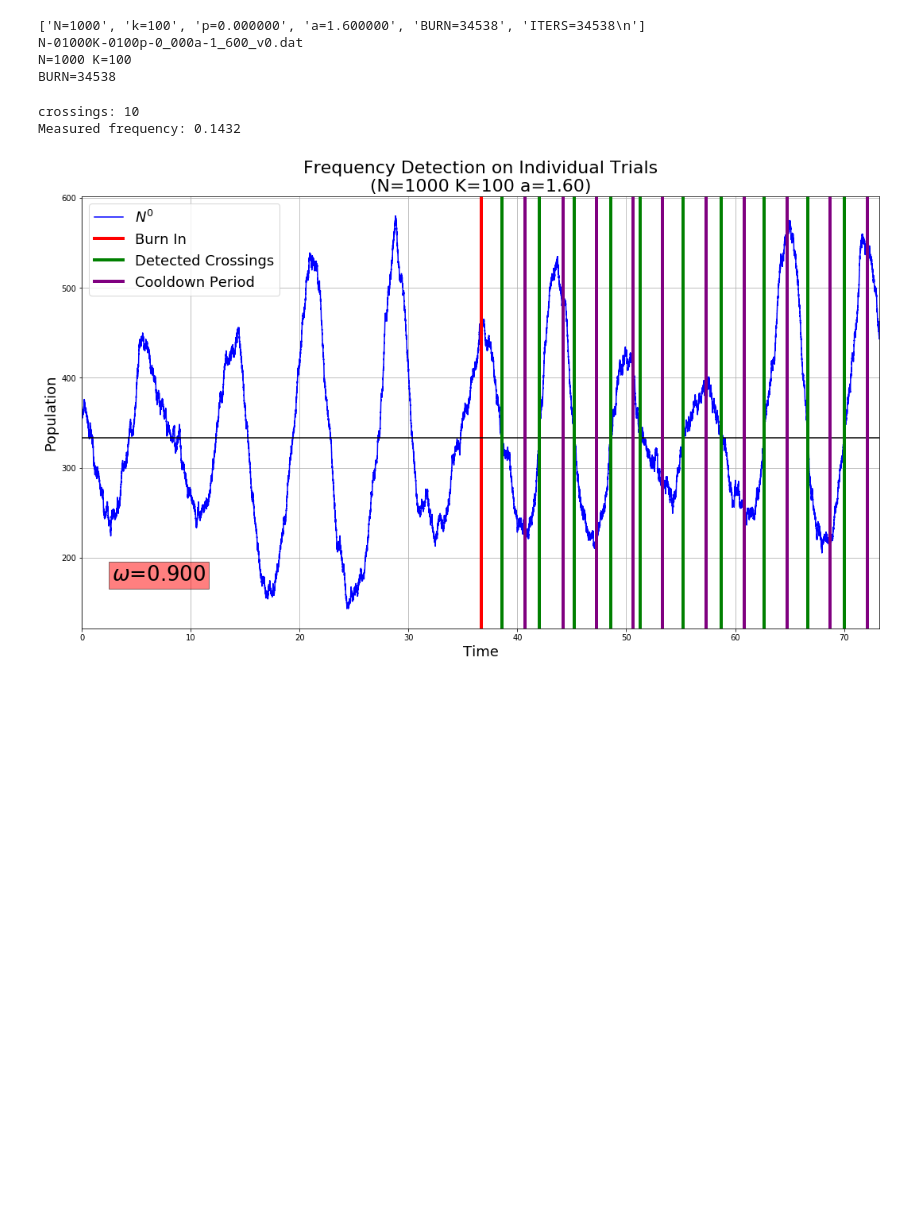
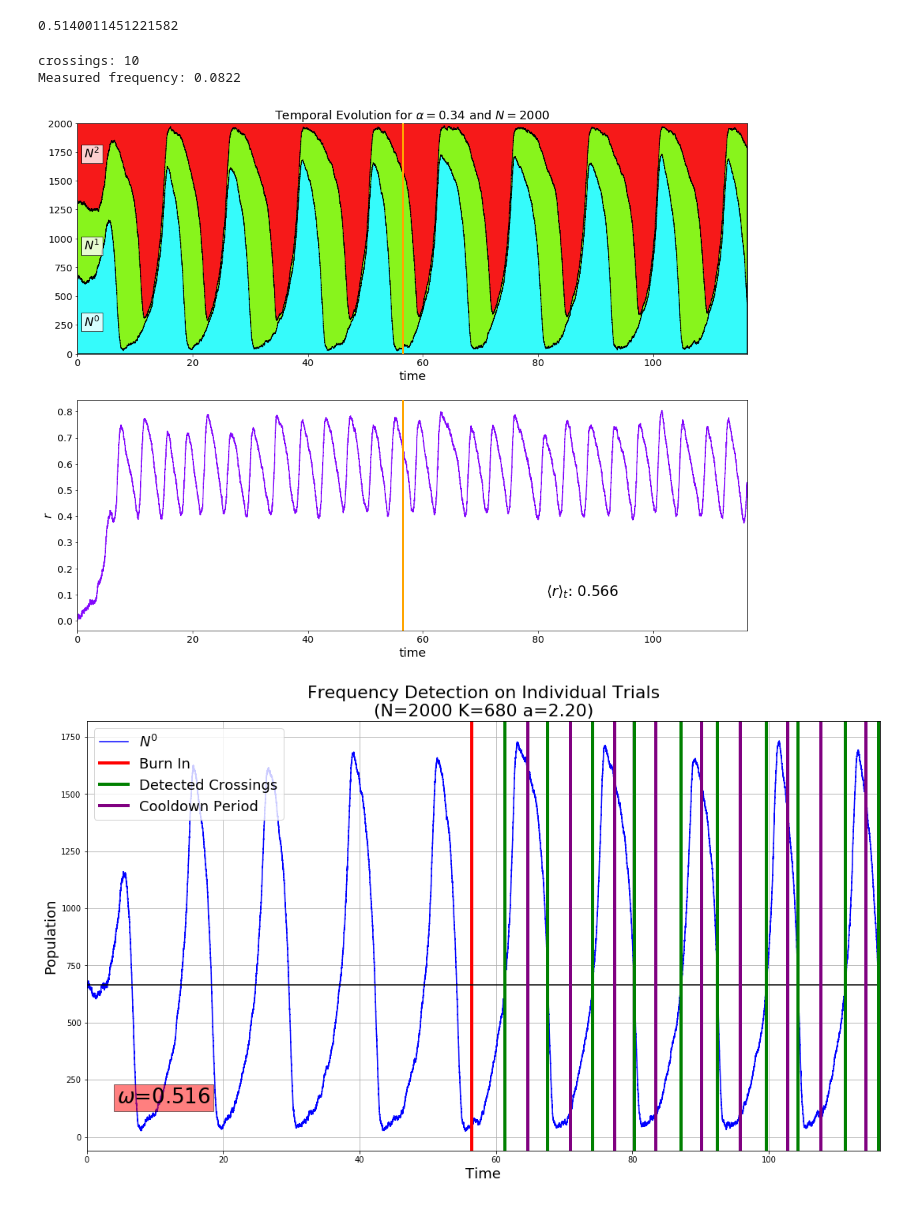
Before and after one commit to KiloLiuton/event-driven-cpp-minimalist, a Jupyter notebook: inspect_trials.ipynb, the cells around one changed output. Cells and saved outputs as stored; diff of their text form; code cells hidden in the pictures; blank space fills up the shorter version.

```diff
--- a/inspect_trials.ipynb
+++ b/inspect_trials.ipynb
@@ -4,7 +6,8 @@ import numpy as np
 import os
 import re
 # %%
-files = sorted(os.listdir('phd'))
+folder = ''
+files = sorted([f for f in os.listdir() if f.startswith('N-')])
 for i, f in enumerate(files):
     print('%2.2d'%i, f)
 # %% [output]
@@ -28,24 +34,30 @@ for i, f in enumerate(files):
+# %%
+rs = []
+for f in files:
+    data = np.loadtxt(f, skiprows=2, delimiter=',')
+    r = data[:,0]
+    r = np.sqrt(r)
+    rs.append(np.mean(r))
+ravg = np.mean(rs)
+ravg
+# %% [output]
+0.5140011451221582
 # %%
-file = files[3]
-data = np.loadtxt('phd/' + file, skiprows=2, delimiter=',')
+file = files[10]
+data = np.loadtxt(file, skiprows=2, delimiter=',')
 N = int(file[file.find('N-') + 2 : file.find('K-')])
 K = int(file[file.find('K-') + 2 : file.find('p-')])
-with open('phd/' + file, 'r') as f:
+p = re.sub('\.', '_', file[file.find('p-') + 2 : file.find('a-')])
+p = int(p)
+with open(folder + file, 'r') as f:
     header = f.readline().split(',')
-    print(header)
     BURN = int(re.sub(r'[^0-9]', '', header[-2]))
     a = float(re.sub(r'[^0-9\.]', '', header[3]))
-print(file)
-print('N=%d'%N, 'K=%d'%K)
-print('BURN=%d'%BURN)
-# %% [output]
-['N=1000', 'k=100', 'p=0.000000', 'a=1.600000', 'BURN=34538', 'ITERS=34538\n']
-N-01000K-0100p-0_000a-1_600_v0.dat
-N=1000 K=100
-BURN=34538
 # %%
 r2 = data[:,0]
-N0 = data[:,1]
-N1 = data[:,2]
-t = data[:,3]
-dt = data[:,4]
+r = np.sqrt(r2)
+psi = data[:,1]
+N0 = data[:,2]
+N1 = data[:,3]
+t = data[:,4]
+dt = data[:,5]
@@ -80,33 +133,35 @@ for i in range(BURN, len(t)):
             started = True
         t_end = t[i]
         cd_started = True
         crossings += 1
 
         if not has_label:
             has_label = True
             ax.axvline(t[i], color='green', label='Detected Crossings', lw=4)
             ax.axvline(t[i+cooldown], color='purple', label='Cooldown Period', lw=4)
         else:
             ax.axvline(t[i], color='green', lw=4)
-            ax.axvline(t[i+cooldown], color='purple', lw=4)
+            if i+cooldown < len(t):
+                ax.axvline(t[i+cooldown], color='purple', lw=4)
     if cd_started:
         counter += 1
     if counter > cooldown:
         cd_started = False
         counter = 0
     yprev = y
 
 print('crossings:', crossings)
 freq = (crossings - 1) / 2 / (t_end - t_start)
 print("Measured frequency: %.4f" % freq)
 omega = 2*np.pi*freq
 
 plt.legend(loc='upper left', fontsize=18)
 inv = ax.transData.inverted()
 plt.text(*inv.transform((200,150)), '$\omega$=%.3f'%omega, bbox=dict(fc='red', alpha=0.5), fontsize=26)
 plt.show()
 #plt.savefig('foooo.png')
 # %% [output]
 crossings: 10
-Measured frequency: 0.1432
+Measured frequency: 0.0822
-[figure, old version]
+[figure, new version]
+[figure, added]
```
Also changed, not shown: parts of 3 cells of this notebook, 4 other files.
